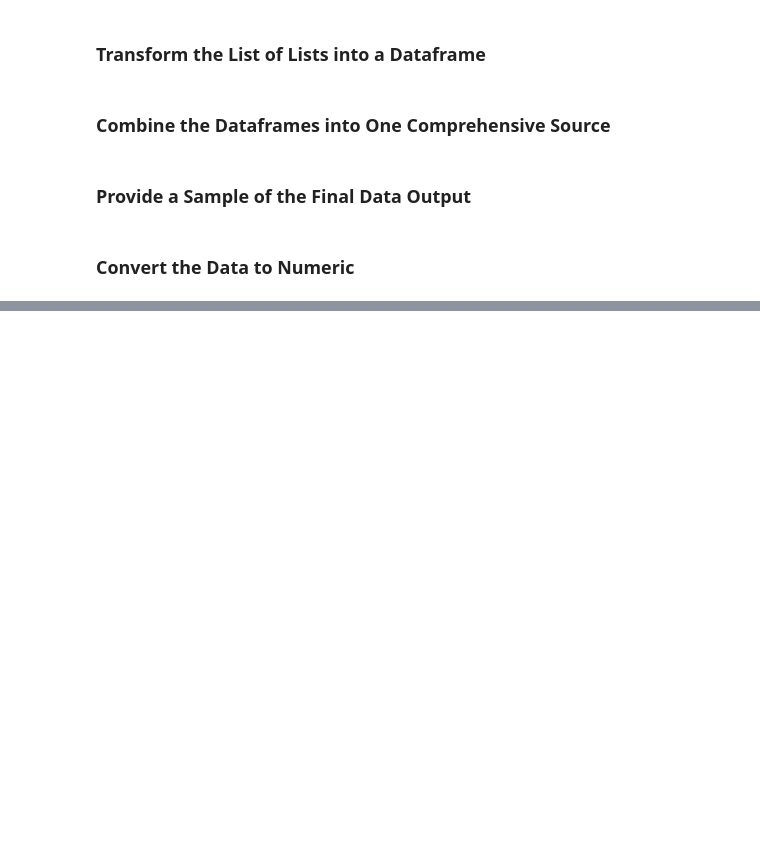
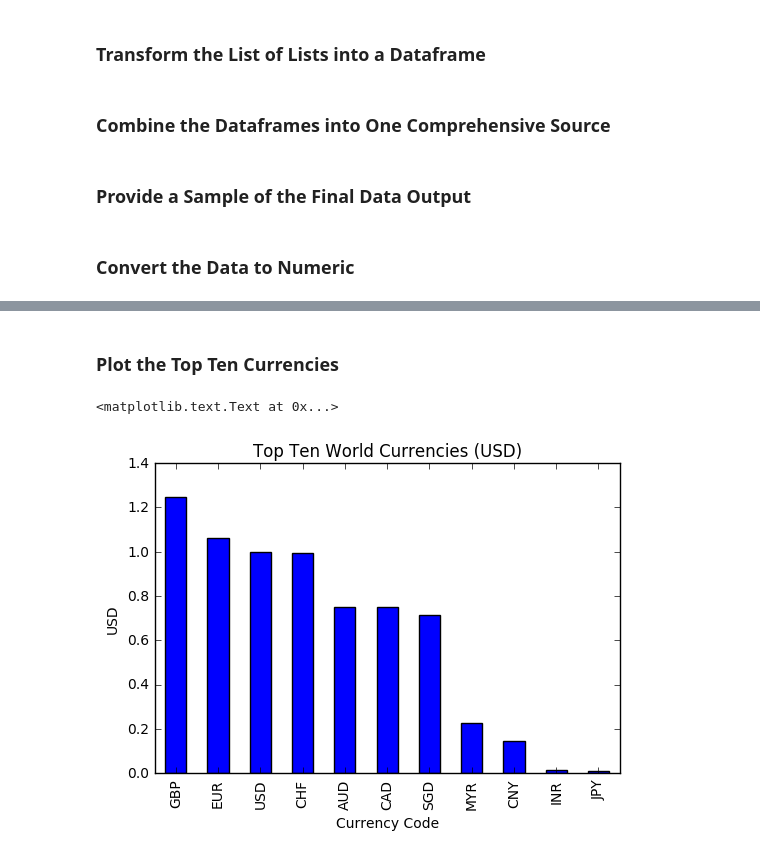
Before and after one commit to dbjohnsonii/currency_monitor, a Jupyter notebook: currency_monitor.ipynb, the cells around one changed output, grey strips where cells are left out. Saved outputs shown, nothing was run; the diff lists cells and outputs as text; code cells hidden in the pictures; blank space fills up the shorter version.

Commit message:
currency_monitor_2

```diff
--- a/currency_monitor.ipynb
+++ b/currency_monitor.ipynb
@@ -303,0 +310,3 @@ currency_output_working_data.to_csv(ex)
+# %%
+currency_output_plot_data=currency_output_working_data[['CURRENCYCODE','USD_AMOUNT']].head(11) #Show only the first 10 currencies
+currency_output_plot_data=currency_output_plot_data.set_index('CURRENCYCODE')#Set the currency code as the index
@@ -303,0 +331,9 @@ currency_output_working_data.to_csv(ex)
+# %% [markdown]
+### Plot the Top Ten Currencies
+# %%
+charts=currency_output_plot_data.sort(columns='USD_AMOUNT',ascending=False).plot(kind='bar',legend=None,title="Top Ten World Currencies (USD)")
+charts.set_xlabel("Currency Code")
+charts.set_ylabel("USD")
+# %% [output]
+<matplotlib.text.Text at 0x...>
+[figure, added]
```
Also changed, not shown: parts of 7 cells of this notebook.
